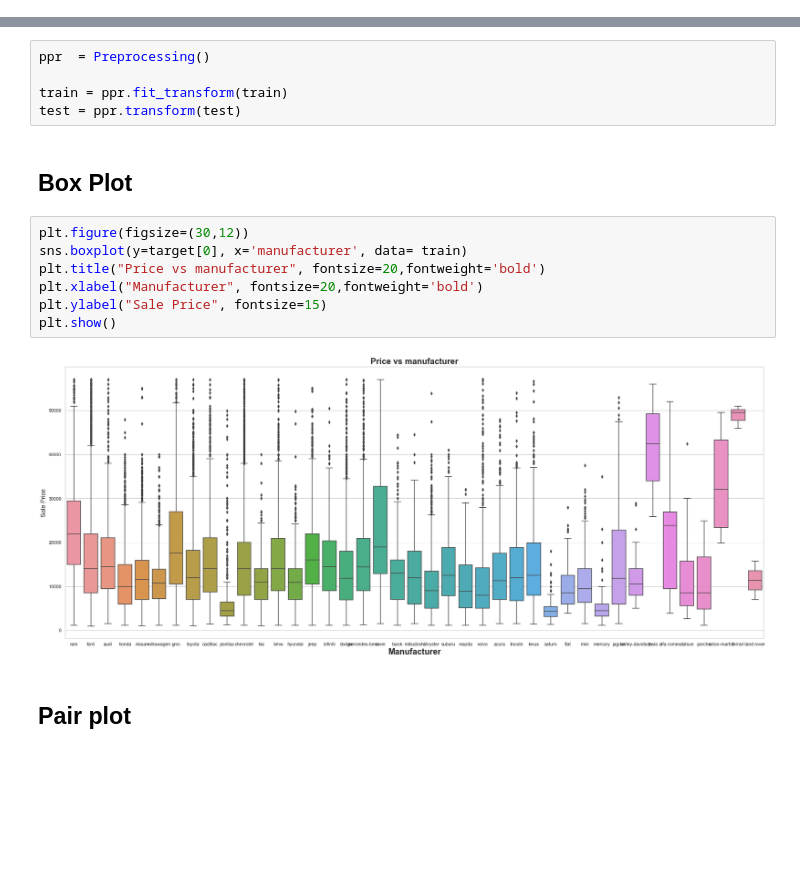
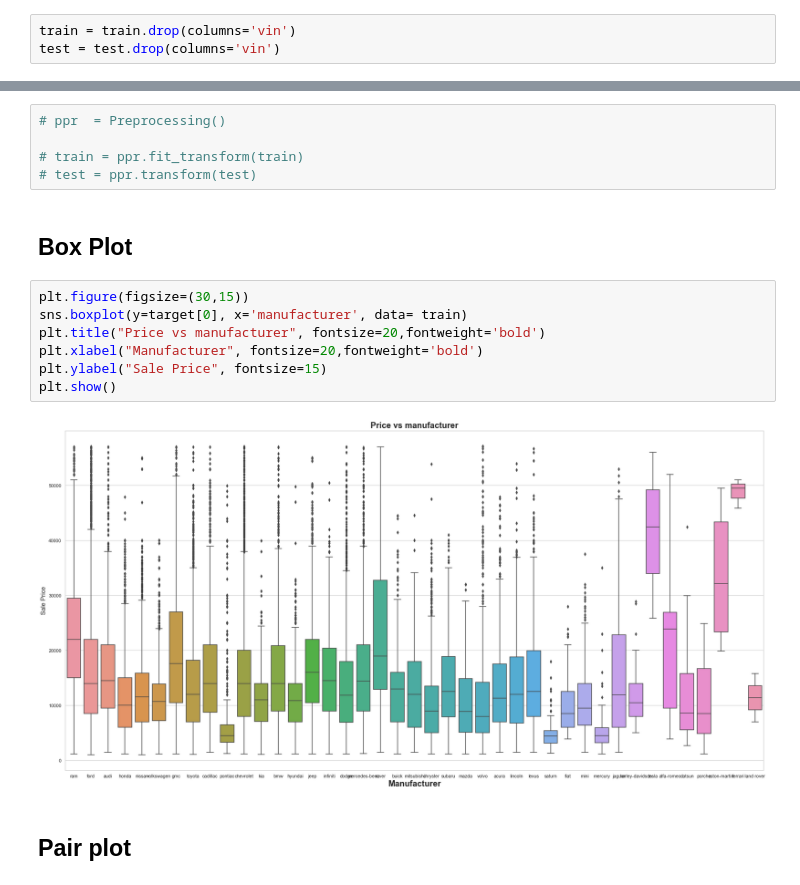
Before and after one commit to Tejash-Shah/used_car_price, a Jupyter notebook: notebooks/EDA.ipynb, the cells around one changed output, grey strips where cells are left out. Cells and saved outputs as stored; diff of their text form; blank space fills up the shorter version.

```diff
--- a/notebooks/EDA.ipynb
+++ b/notebooks/EDA.ipynb
@@ -336,3 +363,6 @@ train = train.drop_duplicates(subset=['vin'], keep='first').reset_index(drop=Tru
+# %%
+train = train.drop(columns='vin')
+test = test.drop(columns='vin')
 # %% [markdown]
 ## Lets evaluate vin & cylinders
 # %%
@@ -364,19 +394,19 @@ class Preprocessing(BaseEstimator, TransformerMixin):
 # %%
-ppr  = Preprocessing()
+# ppr  = Preprocessing()
 
-train = ppr.fit_transform(train)
-test = ppr.transform(test)
+# train = ppr.fit_transform(train)
+# test = ppr.transform(test)
 # %% [markdown]
 ## Box Plot
 # %%
-plt.figure(figsize=(30,12))
+plt.figure(figsize=(30,15))
 sns.boxplot(y=target[0], x='manufacturer', data= train)
 plt.title("Price vs manufacturer", fontsize=20,fontweight='bold')
 plt.xlabel("Manufacturer", fontsize=20,fontweight='bold')
 plt.ylabel("Sale Price", fontsize=15)
 plt.show()
 # %% [output]
-[figure, old version]
+[figure, new version]
 # %% [markdown]
 ## Pair plot
 # %%
```
Also changed, not shown: parts of 237 cells of this notebook.
